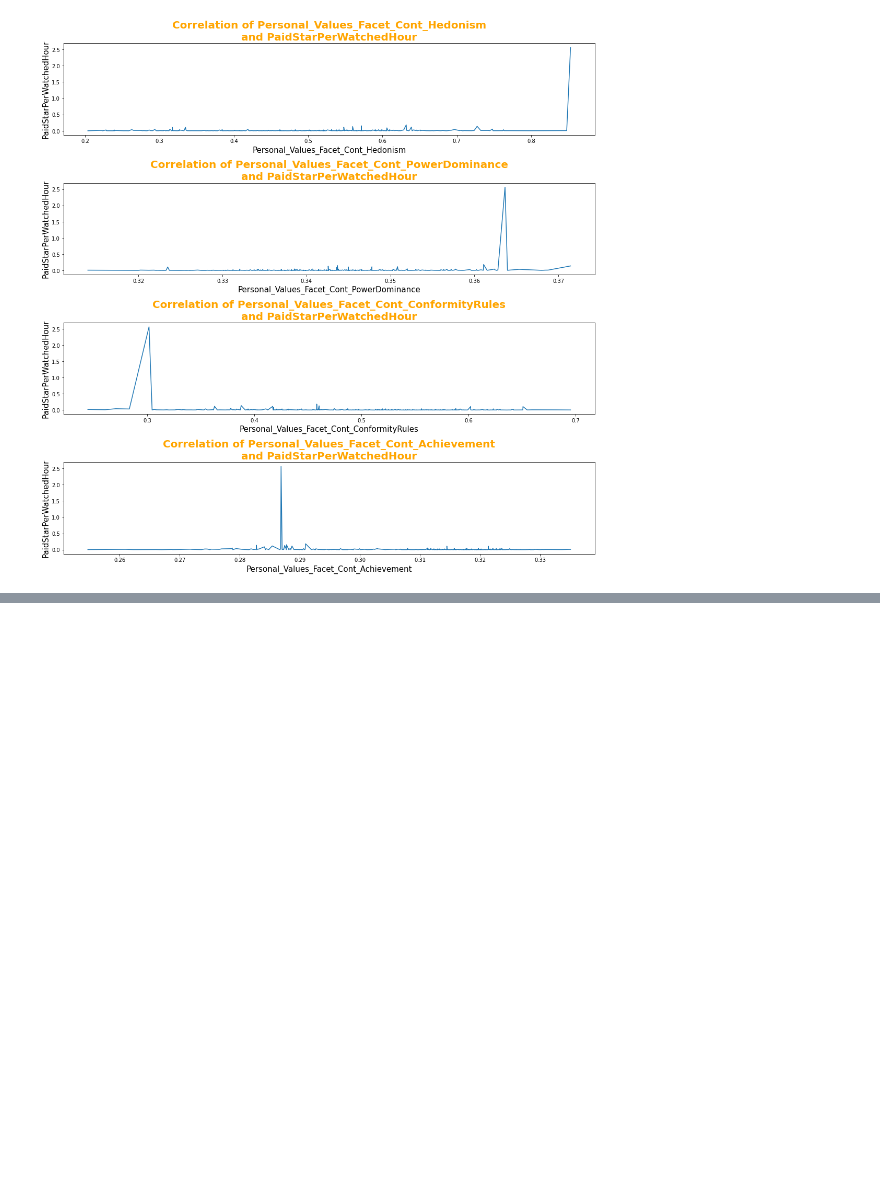
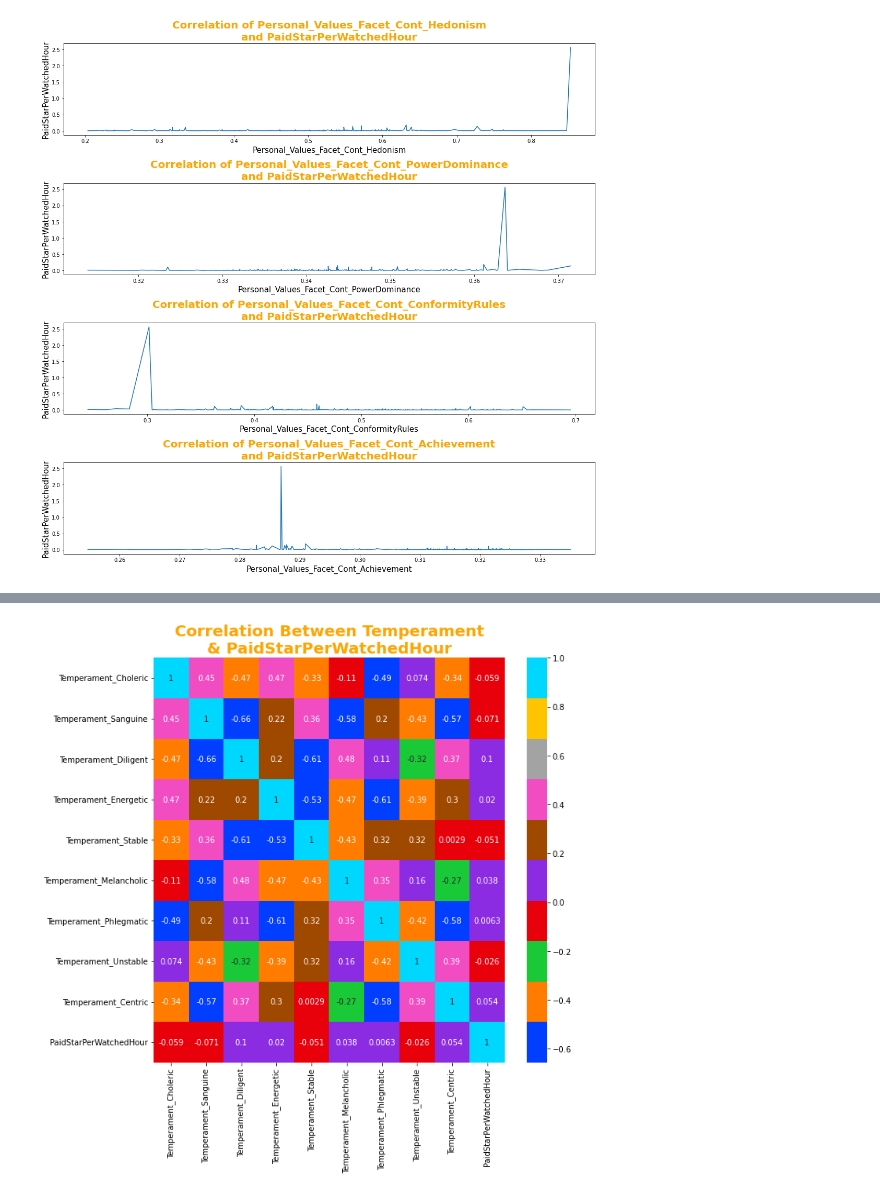
Before and after one commit to UsepSyaikalArifin/My-Projects, a Jupyter notebook: MAINGAMES Data Analyst/Jupyter Notebook/main.ipynb, the cells around one changed output, grey strips where cells are left out. Drawn from its saved outputs; the diff is of its cells as text; code cells hidden in the pictures; blank space fills up the shorter version.

```diff
--- a/MAINGAMES Data Analyst/Jupyter Notebook/main.ipynb
+++ b/MAINGAMES Data Analyst/Jupyter Notebook/main.ipynb
@@ -1581,0 +1664,3 @@ plt.show()
+# %%
+df_Temperament_columns = Features[Temperament_columns].copy()
+display(df_Temperament_columns.head())
@@ -1581,0 +1680,3 @@ plt.show()
+# %%
+df_Temperament_columns_dataset = df_Temperament_columns.join(Label)
+display(df_Temperament_columns_dataset.head())
@@ -1581,0 +1692,3 @@ plt.show()
+# %%
+df_Temperament_columns_dataset_corr = df_Temperament_columns_dataset.corr()
+display(df_Temperament_columns_dataset_corr)
@@ -1581,0 +1707,9 @@ plt.show()
+# %%
+fig, axs = plt.subplots(figsize=(10, 10))
+cmap = sns.color_palette("bright",as_cmap=True)
+sns.heatmap(data=df_Temperament_columns_dataset_corr, cmap=cmap, annot=True, ax=axs)
+axs.set_title("Correlation Between Temperament\n& PaidStarPerWatchedHour", fontsize=20, fontweight="bold", color="orange")
+plt.tight_layout()
+plt.show()
+# %% [output]
+[figure, added]
```
Also changed, not shown: parts of 23 cells of this notebook.
